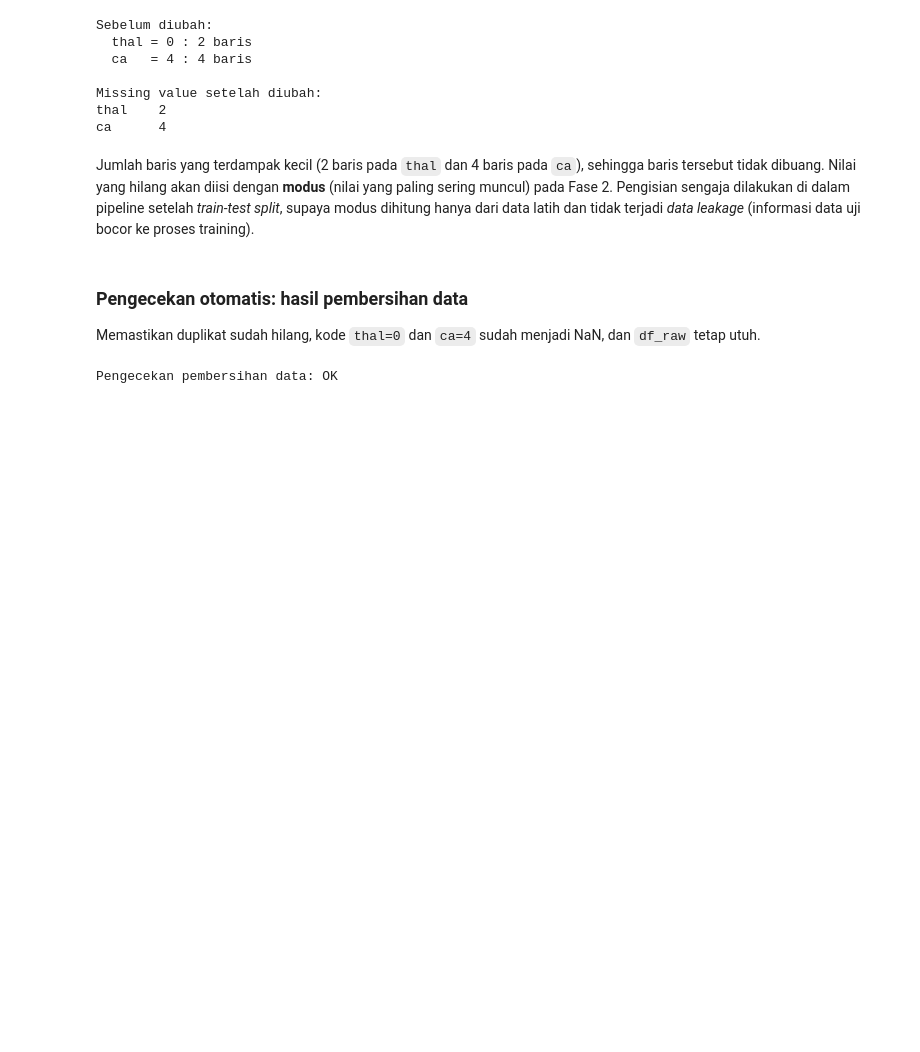
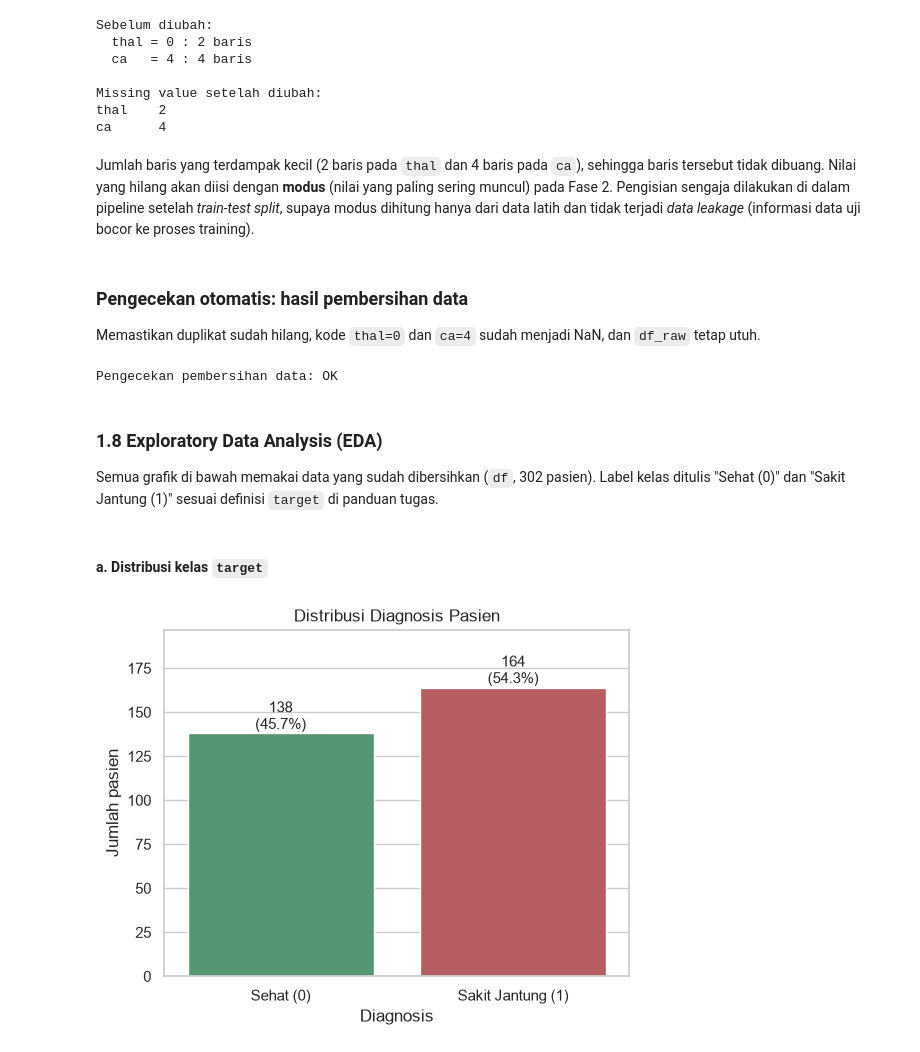
Before and after one commit to agm4r/uci-heart-disease-classification, a Jupyter notebook: 03-notebook/KelompokX_Heart_Disease_Prediction.ipynb, the cells around one changed output. Saved outputs shown, nothing was run; the diff lists cells and outputs as text; code cells hidden in the pictures; blank space fills up the shorter version.

Commit message:
feat(fase-1): tambah visualisasi EDA dan catatan anomali label target

```diff
--- a/03-notebook/KelompokX_Heart_Disease_Prediction.ipynb
+++ b/03-notebook/KelompokX_Heart_Disease_Prediction.ipynb
@@ -221,3 +221,42 @@ assert len(df_raw) == 303  # df_raw tidak ikut berubah
 print("Pengecekan pembersihan data: OK")
 # %% [output]
 Pengecekan pembersihan data: OK
+# %% [markdown]
+### 1.8 Exploratory Data Analysis (EDA)
+
+Semua grafik di bawah memakai data yang sudah dibersihkan (`df`, 302 pasien). Label kelas ditulis "Sehat (0)" dan "Sakit Jantung (1)" sesuai definisi `target` di panduan tugas.
+# %%
+LABEL_TARGET = {0: "Sehat (0)", 1: "Sakit Jantung (1)"}
+WARNA_TARGET = {"Sehat (0)": "#4C9F70", "Sakit Jantung (1)": "#C44E52"}
+LABEL_CP = {
+    0: "Typical angina (0)",
+    1: "Atypical angina (1)",
+    2: "Non-anginal pain (2)",
+    3: "Asymptomatic (3)",
+}
+
+df_eda = df.assign(
+    diagnosis=df["target"].map(LABEL_TARGET),
+    tipe_nyeri=df["cp"].map(LABEL_CP),
+)
+# %% [markdown]
+#### a. Distribusi kelas `target`
+# %%
+fig, ax = plt.subplots(figsize=(6, 4.5))
+urutan = list(LABEL_TARGET.values())
+sns.countplot(data=df_eda, x="diagnosis", order=urutan, hue="diagnosis",
+              palette=WARNA_TARGET, legend=False, ax=ax)
+total = len(df_eda)
+for bar in ax.patches:
+    jumlah = int(bar.get_height())
+    ax.annotate(f"{jumlah}\n({jumlah / total:.1%})",
+                (bar.get_x() + bar.get_width() / 2, jumlah),
+                ha="center", va="bottom", fontsize=11)
+ax.set_title("Distribusi Diagnosis Pasien")
+ax.set_xlabel("Diagnosis")
+ax.set_ylabel("Jumlah pasien")
+ax.set_ylim(0, df_eda["diagnosis"].value_counts().max() * 1.2)
+simpan_grafik(fig, "fase-1-distribusi-target")
+plt.show()
+# %% [output]
+[figure, added]
```
Also changed, not shown: parts of 15 cells of this notebook, 4 other files.
